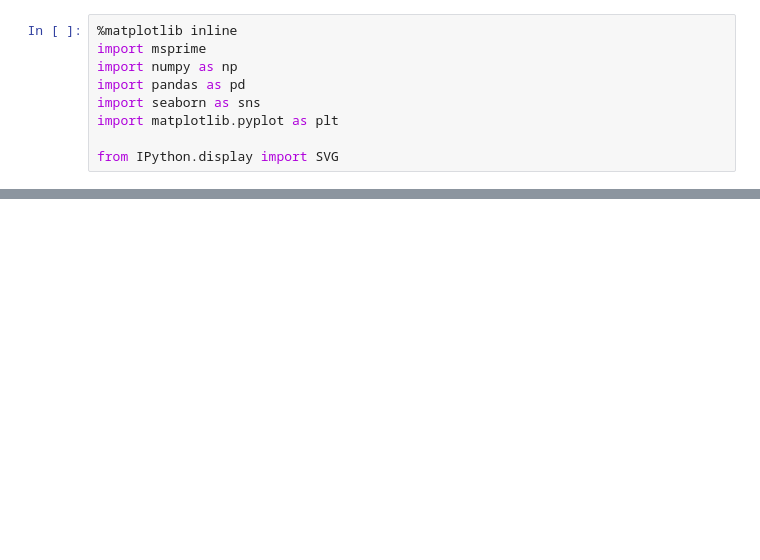
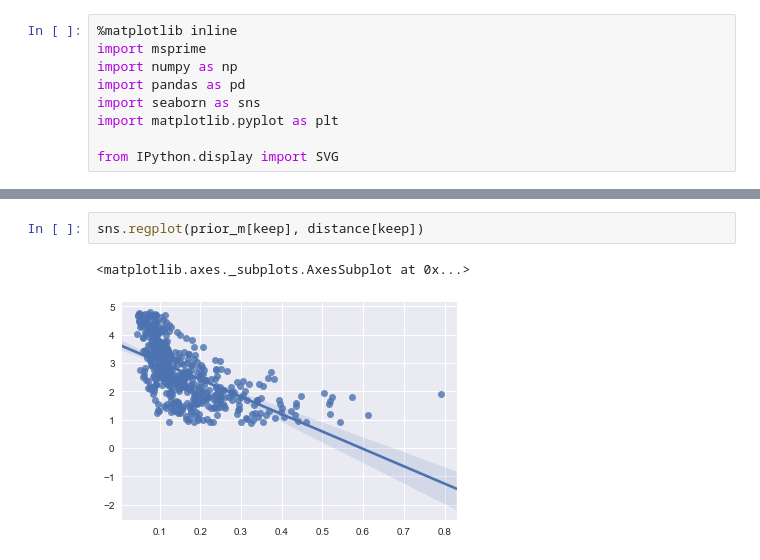
Before and after one commit to jeromekelleher/spg-chapter, a Jupyter notebook: jupyter/inference-example.ipynb, the cells around one changed output, grey strips where cells are left out. Drawn from its saved outputs; the diff is of its cells as text; blank space fills up the shorter version.

```diff
--- a/jupyter/inference-example.ipynb
+++ b/jupyter/inference-example.ipynb
@@ -86,0 +70,5 @@ sns.distplot(weighted_prior)
+# %%
+sns.regplot(prior_m[keep], distance[keep])
+# %% [output]
+<matplotlib.axes._subplots.AxesSubplot at 0x...>
+[figure, added]
```
Also changed, not shown: parts of 4 cells of this notebook.
